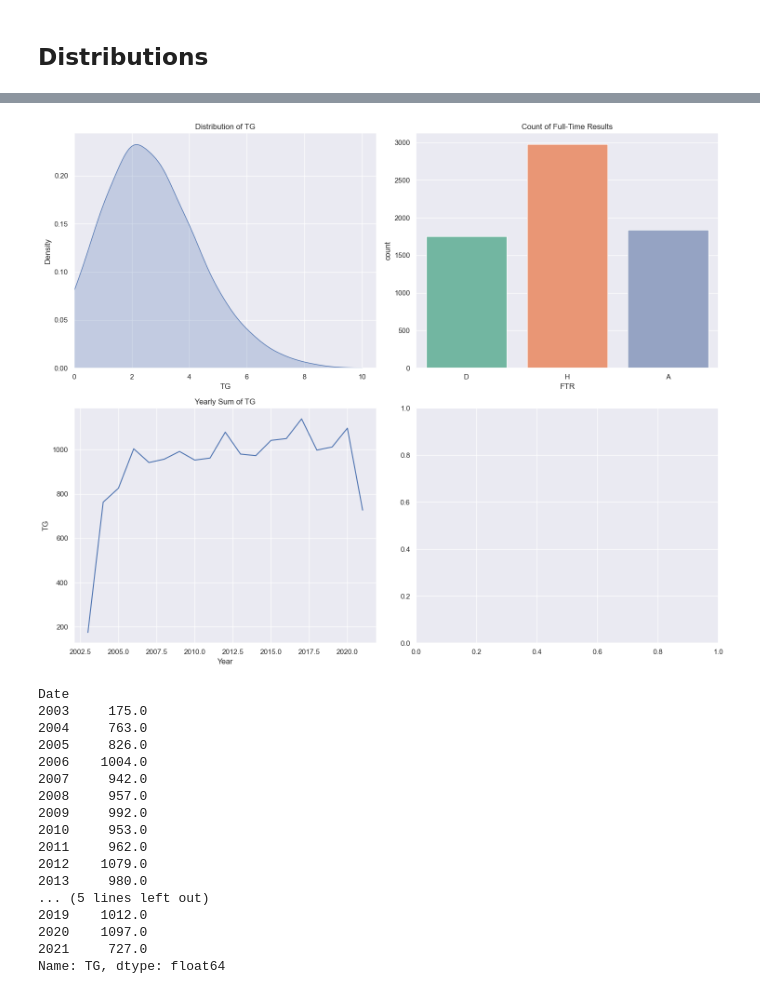
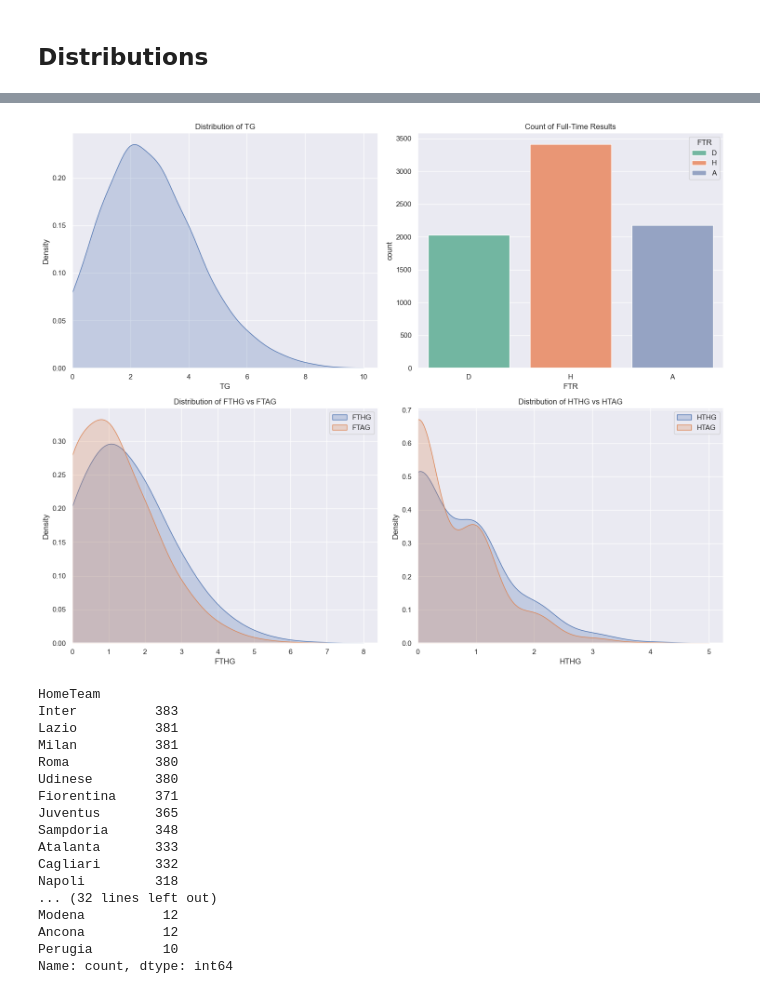
Before and after one commit to RomanTomz/football-analysis, a Jupyter notebook: notebooks/eda.ipynb, the cells around one changed output, grey strips where cells are left out. Cells and saved outputs as stored; diff of their text form; code cells hidden in the pictures.

```diff
--- a/notebooks/eda.ipynb
+++ b/notebooks/eda.ipynb
@@ -5,17 +5,8 @@ import numpy as np
 import matplotlib.pyplot as plt
 import seaborn as sns
 # %%
-df = pd.read_csv("/Users/admin/git_projects/football/data_collection/serie_a_weather.csv")
+df = pd.read_csv("/Users/admin/git_projects/football/data_collection/serie_a.csv")
 df['Date'] = pd.to_datetime(df['Date'], dayfirst=True)
 df.info()
-
-
-def assign_season(date):
-    if date.month >= 8:
-        return f"{date.year}/{date.year + 1}"
-    else:
-        return f"{date.year - 1}/{date.year}"
-
-df['season'] = df['Date'].apply(assign_season)
 # %% [output]
 <class 'pandas.core.frame.DataFrame'>
@@ -38,47 +83,53 @@ df.tail()
 # %%
 sns.set_theme()
 
 f, axes = plt.subplots(2, 2, figsize=(15, 12))  # Adjusted figsize for better visibility
 
 # KDE plot for 'TG'
 sns.kdeplot(data=df, x='TG', cut=0, bw_adjust=2, ax=axes[0, 0], fill=True)
 axes[0, 0].set_xlim(left=0)
 axes[0, 0].set_title('Distribution of TG')
 
 # Count plot for 'FTR'
 sns.countplot(data=df, x='FTR', hue='FTR', ax=axes[0, 1], palette='Set2')
 axes[0, 1].set_title('Count of Full-Time Results')
 
-# Line plot for the sum of 'TG' over the years
-# Ensure 'Date' is a datetime column to group by year
-df['Year'] = df['Date'].dt.year  # Extract year for grouping
-yearly_tg_sum = df.groupby('Year')['TG'].sum().reset_index()
-sns.lineplot(data=yearly_tg_sum, x='Year', y='TG', ax=axes[1, 0])
-axes[1, 0].set_title('Yearly Sum of TG')
+
+sns.kdeplot(data=df, x='FTHG', ax=axes[1, 0], cut=0, bw_adjust=3, fill=True, label='FTHG')
+sns.kdeplot(data=df, x='FTAG', ax=axes[1, 0], cut=0, bw_adjust=3, fill=True, label='FTAG')
+axes[1, 0].set_xlim(left=0)
+axes[1, 0].set_title('Distribution of FTHG vs FTAG')
+axes[1, 0].legend()
+
+sns.kdeplot(data=df, x='HTHG', ax=axes[1, 1], cut=0, bw_adjust=3, fill=True, label='HTHG')
+sns.kdeplot(data=df, x='HTAG', ax=axes[1, 1], cut=0, bw_adjust=3, fill=True, label='HTAG')
+axes[1, 1].set_xlim(left=0)
+axes[1, 1].set_title('Distribution of HTHG vs HTAG')
+axes[1, 1].legend()
+
 
 # You can add another plot in axes[1, 1] as needed
 
 plt.tight_layout()
 plt.show()
 # %% [output]
-[figure, old version]
+[figure, new version]
 # %%
-df.groupby(df['Date'].dt.year)['TG'].sum()
 # %% [output]
-Date
-2003     175.0
-2004     763.0
-2005     826.0
-2006    1004.0
-2007     942.0
-2008     957.0
-2009     992.0
-2010     953.0
-2011     962.0
-2012    1079.0
-2013     980.0
-... (5 lines left out)
-2019    1012.0
-2020    1097.0
-2021     727.0
-Name: TG, dtype: float64
+HomeTeam
+Inter          383
+Lazio          381
+Milan          381
+Roma           380
+Udinese        380
+Fiorentina     371
+Juventus       365
+Sampdoria      348
+Atalanta       333
+Cagliari       332
+Napoli         318
+... (32 lines left out)
+Modena          12
+Ancona          12
+Perugia         10
+Name: count, dtype: int64
```
Also changed, not shown: parts of 5 cells of this notebook.
